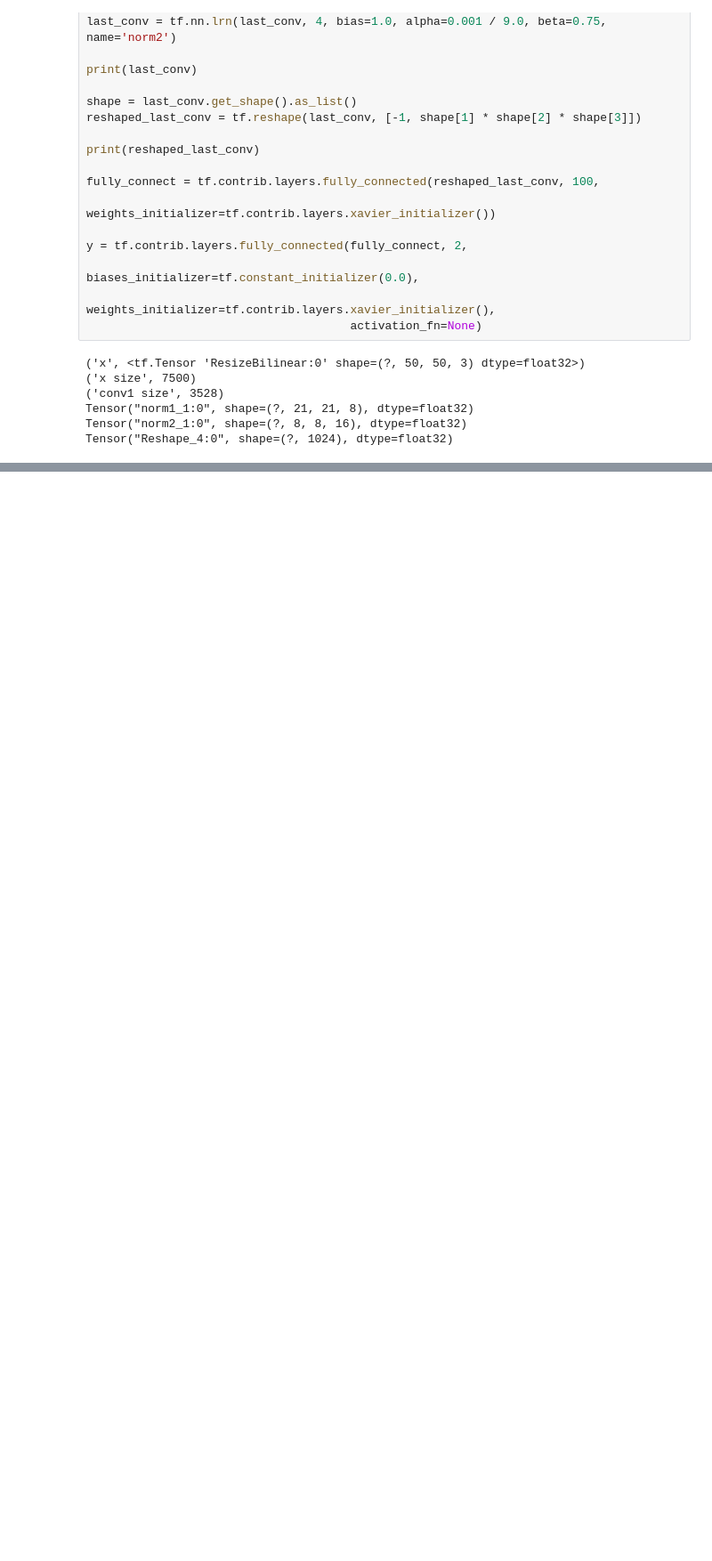
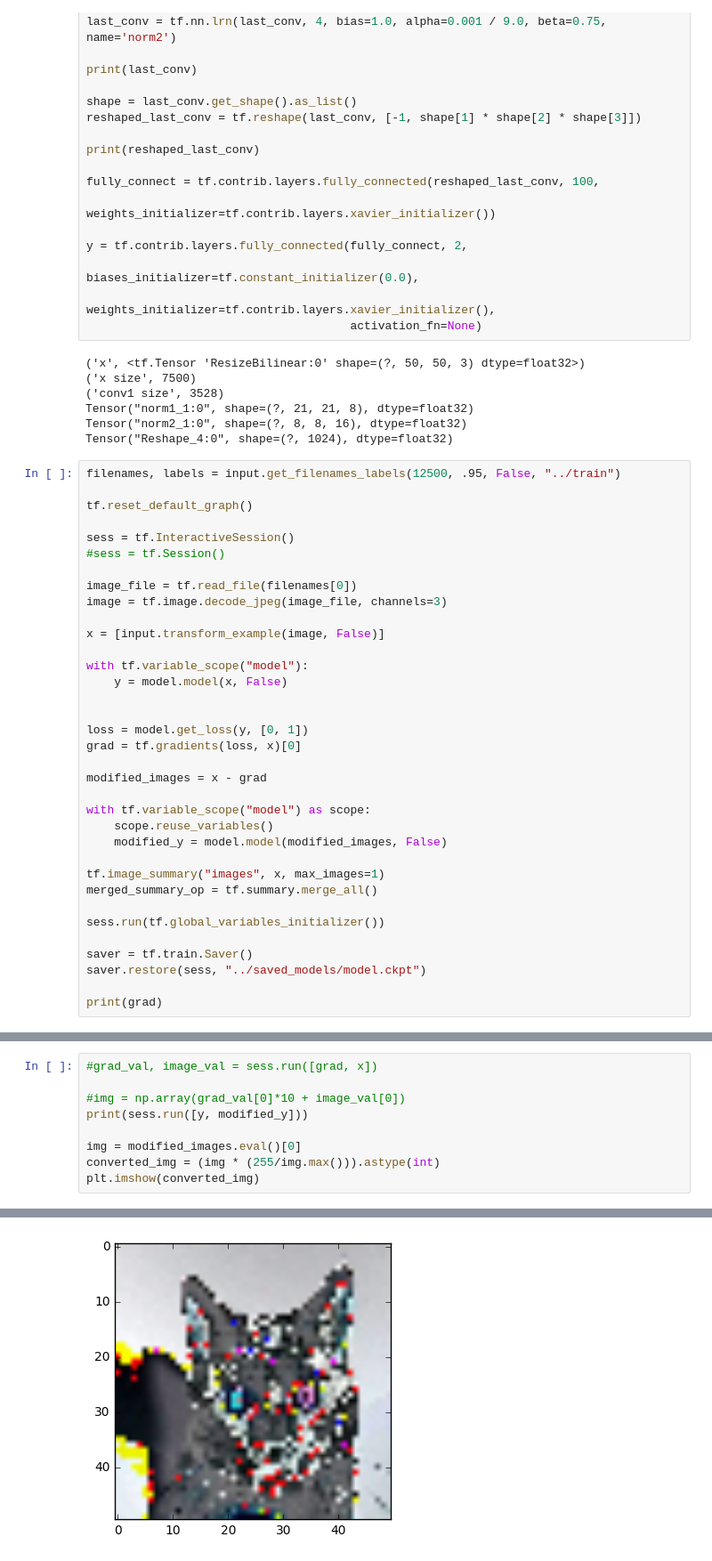
Before and after one commit to wichersn/kaggle_cat_dog_recognize_tf, a Jupyter notebook: visualize_predictions.ipynb, the cells around one changed output, grey strips where cells are left out. Shown at 89% size. Drawn from its saved outputs; the diff is of its cells as text; blank space fills up the shorter version.

Commit message:
Basic adversarial training. Also adversarial training attempts that don't work.

```diff
--- a/visualize_predictions.ipynb
+++ b/visualize_predictions.ipynb
@@ -192,3 +194,38 @@ y = tf.contrib.layers.fully_connected(fully_connect, 2,
 Tensor("norm1_1:0", shape=(?, 21, 21, 8), dtype=float32)
 Tensor("norm2_1:0", shape=(?, 8, 8, 16), dtype=float32)
 Tensor("Reshape_4:0", shape=(?, 1024), dtype=float32)
+# %%
+filenames, labels = input.get_filenames_labels(12500, .95, False, "../train")
+
+tf.reset_default_graph()
+
+sess = tf.InteractiveSession()
+#sess = tf.Session()
+
+image_file = tf.read_file(filenames[0])
+image = tf.image.decode_jpeg(image_file, channels=3)
+
+x = [input.transform_example(image, False)]
+
+with tf.variable_scope("model"):
+    y = model.model(x, False)
+
+
+loss = model.get_loss(y, [0, 1])
+grad = tf.gradients(loss, x)[0]
+
+modified_images = x - grad
+
+with tf.variable_scope("model") as scope:
+    scope.reuse_variables()
+    modified_y = model.model(modified_images, False)
+
+tf.image_summary("images", x, max_images=1)
+merged_summary_op = tf.summary.merge_all()
+
+sess.run(tf.global_variables_initializer())
+
+saver = tf.train.Saver()
+saver.restore(sess, "../saved_models/model.ckpt")
+
+print(grad)
@@ -194,0 +240,10 @@ Tensor("Reshape_4:0", shape=(?, 1024), dtype=float32)
+# %%
+#grad_val, image_val = sess.run([grad, x])
+
+#img = np.array(grad_val[0]*10 + image_val[0])
+print(sess.run([y, modified_y]))
+
+img = modified_images.eval()[0]
+converted_img = (img * (255/img.max())).astype(int)
+plt.imshow(converted_img)
+# %% [output]
@@ -194,0 +252 @@ Tensor("Reshape_4:0", shape=(?, 1024), dtype=float32)
+[figure, added]
```
Also changed, not shown: parts of 8 cells of this notebook, 6 other files.
